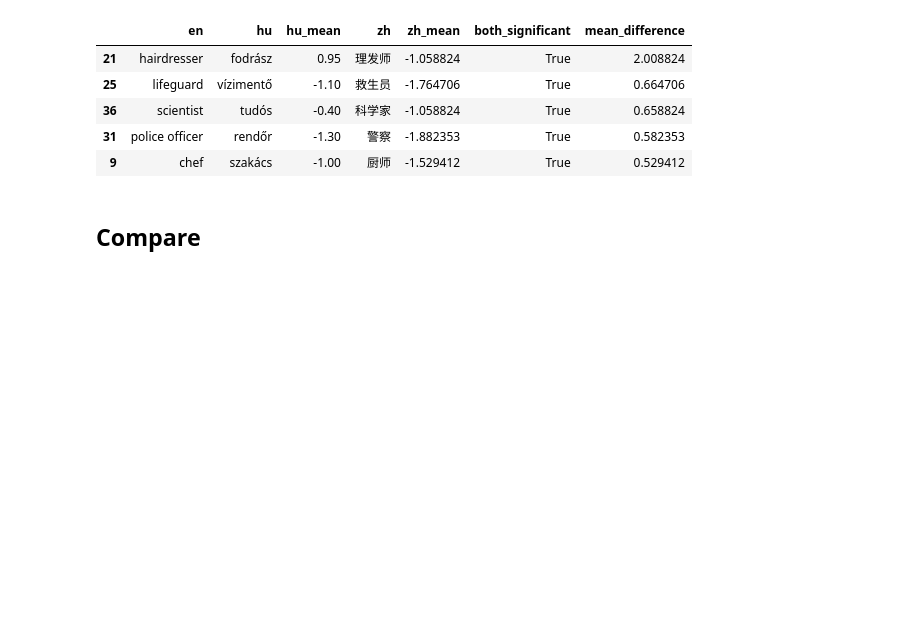
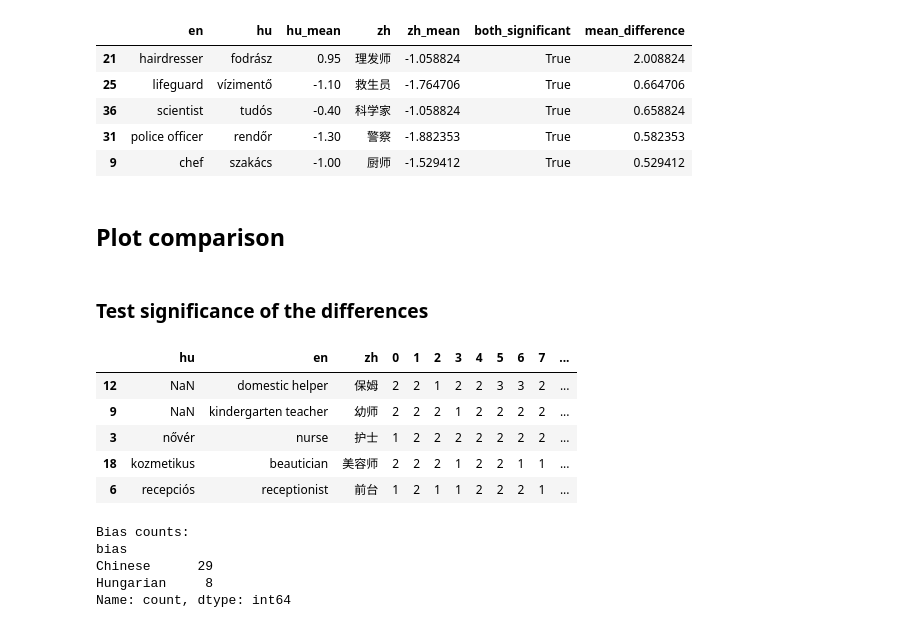
Before and after one commit to partigabor/pcibex-hun, a Jupyter notebook: occupations/occupations.ipynb, the cells around one changed output. Saved outputs shown, nothing was run; the diff lists cells and outputs as text; code cells hidden in the pictures; blank space fills up the shorter version.

```diff
--- a/occupations/occupations.ipynb
+++ b/occupations/occupations.ipynb
@@ -804,10 +684,10 @@ Number of rows in transposed DataFrame: 40
 # %% [markdown]
 ### One Sample T-test
 # %%
-#One Sample T-test
+# One Sample T-test
 results = []
 
-for index, row in df_ratings.iterrows():
+for index, row in df_zh_ratings.iterrows():
     ratings = row.dropna().astype(float)
     t_stat, p_value = stats.ttest_1samp(ratings, popmean=0)
     mean_rating = ratings.mean()
@@ -928,26 +808,27 @@ df_zh.head()
 # %% [markdown]
 ### Plot
 # %%
-# Plot the Hungarian data
+# Remove operational rows
+df_zh_plot = df_zh[~df_zh['zh'].isin(['ID'])]
 
-# Add a color column based on rating sign: feminine (rating > 0), masculine (rating < 0), neutral (rating == 0)
-df_zh['bias'] = df_zh['zh_mean'].apply(
-    lambda x: 'Feminine' if x > mean_max else ('Masculine' if x < mean_min else 'Neutral')
+# Add a color column based on rating sign: Female (rating > 0), Male (rating < 0), neutral (rating == 0)
+df_zh_plot['bias'] = df_zh_plot['zh_mean'].apply(
+    lambda x: 'Female' if x > mean_max else ('Male' if x < mean_min else 'Neutral')
 )
 
 color_map = {
-    'Feminine': '#e377c2',   # pinkish
-    'Masculine': '#1f77b4',  # blue
+    'Female': '#e377c2',   # pinkish
+    'Male': '#1f77b4',  # blue
     'Neutral': '#7f7f7f'     # gray
 }
 
 fig = px.bar(
-    df_zh,
+    df_zh_plot,
     x='zh',
     y='zh_mean',
     color='bias',
     color_discrete_map = color_map,
-    title='Average Rating by Occupation (Gender Bias Highlighted)',
+    title='Mean Rating of Occupational Titles (Gender Bias Highlighted)',
     labels={'zh': 'Chinese', 'en': 'English', 'bias': 'Bias', 'zh_mean': 'Rating',},
     hover_data=['zh', 'en', 'zh_mean']
 )
@@ -956,13 +837,11 @@ fig.update_layout(
     yaxis=dict(
         range=[-3, 3],
         tickvals=[-3, -2, -1, 0, 1, 2, 3],
-        title='Average Rating'
+        title='Mean Rating'
     )
 )
 fig.show()
 
 # Save this as a html file
 fig.write_html('occupations_zh.html')
-
-# Save this as an image
 fig.write_image('occupations_zh.png', scale=2, width=1000, height=500)
@@ -1034,6 +998,6 @@ Number of unique occupations in unified DataFrame: 47
 | 31 | police officer | rendőr | -1.30 | 警察 | -1.882353 | True | 0.582353 |
 | 9 | chef | szakács | -1.00 | 厨师 | -1.529412 | True | 0.529412 |
 # %% [markdown]
-## Compare
+## Plot comparison
 # %%
 # Prepare comparison DataFrame for occupations present in both datasets
@@ -1082,3 +1046,20 @@ fig.write_html('occupations_comparison.html')
 
 # Save as image
 fig.write_image('occupations_comparison.png', scale=2, width=1000, height=500)
+# %% [markdown]
+### Test significance of the differences
+# %%
+# Delete the last 7 clumns from df_hu and df_zh
+columns_to_drop_hu = ['chatgpt', 'copilot', 'gemini', 'deepseek', 'hu_mean', 'hu_p_value', 'hu_significant']
+columns_to_drop_zh = ['#', 'chatgpt', 'copilot', 'gemini', 'deepseek', 'zh_mean', 'zh_p_value', 'zh_significant']
+df_hu_ratings = df_hu.drop(columns=columns_to_drop_hu)
+df_zh_ratings = df_zh.drop(columns=columns_to_drop_zh)
+df_hu_ratings.head()
+df_zh_ratings.head()
+# %% [output]
+|  | hu | en | zh | 0 | 1 | 2 | 3 | 4 | 5 | 6 | 7 | ... |
+| 12 | NaN | domestic helper | 保姆 | 2 | 2 | 1 | 2 | 2 | 3 | 3 | 2 | ... |
+| 9 | NaN | kindergarten teacher | 幼师 | 2 | 2 | 2 | 1 | 2 | 2 | 2 | 2 | ... |
+| 3 | nővér | nurse | 护士 | 1 | 2 | 2 | 2 | 2 | 2 | 2 | 2 | ... |
+| 18 | kozmetikus | beautician | 美容师 | 2 | 2 | 2 | 1 | 2 | 2 | 1 | 1 | ... |
+| 6 | recepciós | receptionist | 前台 | 1 | 2 | 1 | 1 | 2 | 2 | 2 | 1 | ... |
@@ -1084,0 +1156,35 @@ fig.write_image('occupations_comparison.png', scale=2, width=1000, height=500)
+# %%
+# Add a new column 'bias' considering absolute values:
+# 'Hungarian' if abs(hu_mean) > abs(zh_mean), 'Chinese' if abs(hu_mean) < abs(zh_mean), 'Equal' if they are the same
+df_compare['bias'] = df_compare.apply(
+    lambda row: 'Hungarian' if abs(row['hu_mean']) > abs(row['zh_mean'])
+    else ('Chinese' if abs(row['hu_mean']) < abs(row['zh_mean']) else 'Equal'), axis=1
+)
+
+# Count values in 'bias' column and print the results
+bias_counts = df_compare['bias'].value_counts()
+print("Bias counts:")
+print(bias_counts)
+
+# Plot this
+fig = px.bar(
+    bias_counts,
+    x=bias_counts.index,
+    y=bias_counts.values,
+    title='Count of Bias by Occupation',
+    labels={'x': 'Bias', 'y': 'Count'},
+    color=bias_counts.index,
+    color_discrete_map={'Hungarian': '#1f7211', 'Chinese': '#e81818', 'Equal': '#7f7f7f'}
+)
+fig.update_layout(
+    xaxis_title='Bias',
+    yaxis_title='Count',
+    template='plotly_white'
+)
+fig.show()
+# %% [output]
+Bias counts:
+bias
+Chinese      29
+Hungarian     8
+Name: count, dtype: int64
```
Also changed, not shown: parts of 25 cells of this notebook, 25 other files.
